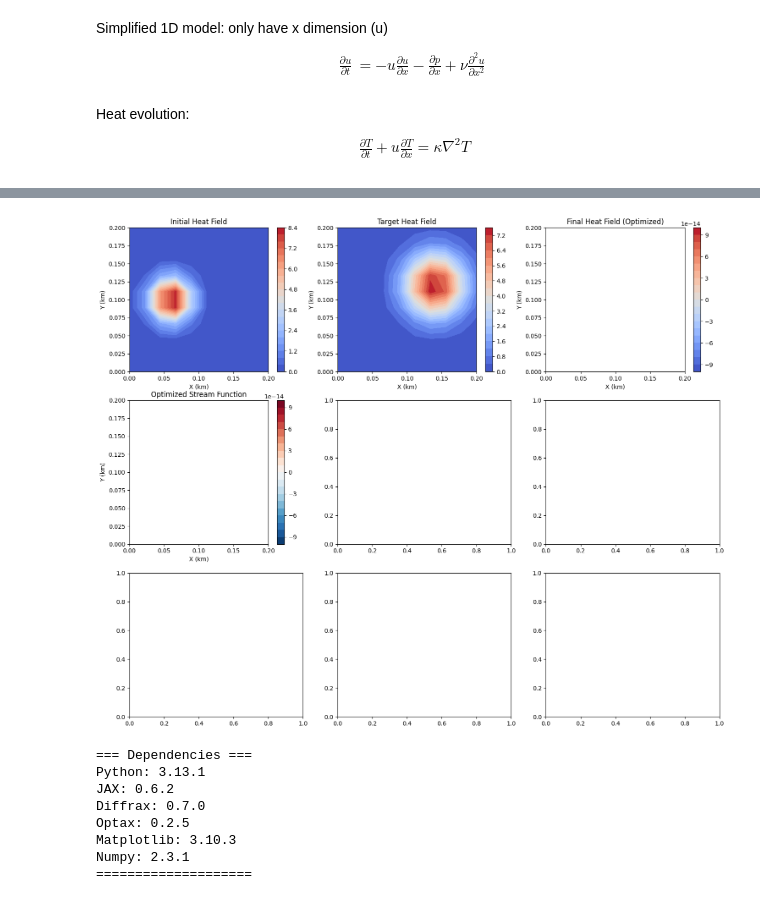
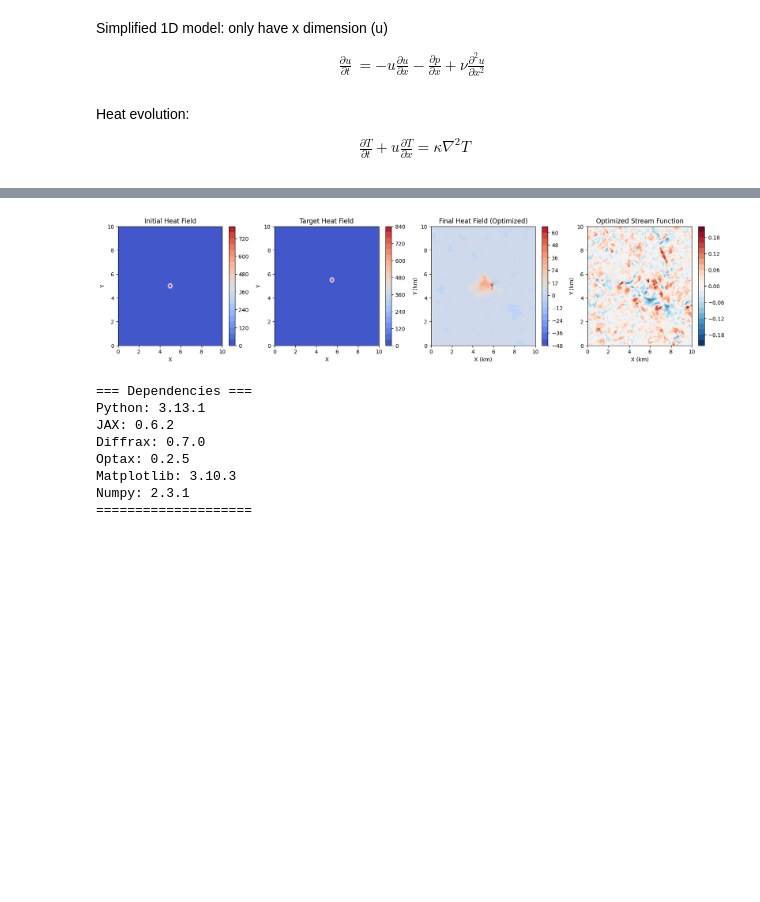
Before and after one commit to jessicakzhang/differential-envopt, a Jupyter notebook: heat_example/heat_NS_optimization.ipynb, the cells around one changed output, grey strips where cells are left out. Cells and saved outputs as stored; diff of their text form; code cells hidden in the pictures; blank space fills up the shorter version.

```diff
--- a/heat_example/heat_NS_optimization.ipynb
+++ b/heat_example/heat_NS_optimization.ipynb
@@ -208,7 +208,7 @@ def simulate(psi0, T0, t_end):
     term = diffrax.ODETerm(coupled_NS_heat)
     solver = diffrax.Tsit5()
     #saveat = diffrax.SaveAt(ts=jnp.linspace(0, t_end, 10))
-    stepsize_controller=diffrax.PIDController(rtol=1e-4, atol=1e-5)
+    #stepsize_controller=diffrax.PIDController(rtol=1e-4, atol=1e-5)
     solution = diffrax.diffeqsolve(
         term,
         solver,
@@ -292,10 +288,17 @@ T_target = create_target_heat_field()
 # %%
-
-def loss_fn(psi_params, T0, T_target):
-    psi_initial = psi_params.reshape((nx, ny))
-    psi_final, T_final = simulate(psi_initial, T0, t_end = 100)
+def loss_fn(psi0, T0, T_target):
+    psi_initial = psi0.reshape((nx, ny))
+    psi_final, T_final = simulate(psi_initial, T0, t_end=10)
 
     # MSE for heat field matchiing:
-    heat_loss = jnp.mean((T_final - T_target)**2)
+    heat_loss = jnp.abs(jnp.mean(T_final[0] - T_target))  # using absolute value for loss
+    #heat_loss = jnp.mean((T_final[0] - T_target)**2)
+
+    if T_final[0].shape != T_target.shape:
+        raise ValueError(f"Shape mismatch: T_final {T_final.shape} vs T_target {T_target.shape}")
+
+    if jnp.isnan(heat_loss):
+        print("NaN in heat loss")
+
     return heat_loss
 # %%
@@ -357,57 +371,29 @@ print(f"Final max velocity: {jnp.max(jnp.sqrt(u_final**2 + v_final**2)):.2f} m/s
 # %%
 # plotting
-fig, axes = plt.subplots(3, 3, figsize=(18, 15))
+fig, axes = plt.subplots(1, 4, figsize=(20, 4))
 
-X_km = X / 1e3
-Y_km = Y / 1e3
+im1 = axes[0].contourf(X, Y, T_initial, levels=20, cmap='coolwarm')
+axes[0].set_title('Initial Heat Field')
+axes[0].set_xlabel('X')
+axes[0].set_ylabel('Y')
+plt.colorbar(im1, ax=axes[0])
 
-# Row 1: Heat evolution
-axes[0, 0].contourf(X_km, Y_km, T_initial, levels=20, cmap='coolwarm')
-axes[0, 0].set_title('Initial Heat Field')
+im2 = axes[1].contourf(X, Y, T_target, levels=20, cmap='coolwarm')
+axes[1].set_title('Target Heat Field')
+axes[1].set_xlabel('X')
+axes[1].set_ylabel('Y')
+plt.colorbar(im2, ax=axes[1])
 
-axes[0, 1].contourf(X_km, Y_km, T_target, levels=20, cmap='coolwarm')
-axes[0, 1].set_title('Target Heat Field')
-
-#axes[0, 2].contou
-
-# Row 1: Heat fields
-im1 = axes[0, 0].contourf(X_km, Y_km, T_initial, levels=20, cmap='coolwarm')
-axes[0, 0].set_title('Initial Heat Field')
-axes[0, 0].set_xlabel('X (km)')
-axes[0, 0].set_ylabel('Y (km)')
-plt.colorbar(im1, ax=axes[0, 0])
-
-im2 = axes[0, 1].contourf(X_km, Y_km, T_target, levels=20, cmap='coolwarm')
-axes[0, 1].set_title('Target Heat Field')
-axes[0, 1].set_xlabel('X (km)')
-axes[0, 1].set_ylabel('Y (km)')
-plt.colorbar(im2, ax=axes[0, 1])
-
-im3 = axes[0, 2].contourf(X_km, Y_km, T_final_opt[0], levels=20, cmap='coolwarm')
-axes[0, 2].set_title('Final Heat Field (Optimized)')
-axes[0, 2].set_xlabel('X (km)')
-axes[0, 2].set_ylabel('Y (km)')
-plt.colorbar(im3, ax=axes[0, 2])
+im3 = axes[2].contourf(X, Y, T_final_opt[0], levels=20, cmap='coolwarm')
+axes[2].set_title('Final Heat Field (Optimized)')
+axes[2].set_xlabel('X (km)')
+axes[2].set_ylabel('Y (km)')
+plt.colorbar(im3, ax=axes[2])
 
 # Row 2: Stream function and velocity
-im4 = axes[1, 0].contourf(X_km, Y_km, psi_final_opt[0], levels=20, cmap='RdBu_r')
-axes[1, 0].set_title('Optimized Stream Function')
-axes[1, 0].set_xlabel('X (km)')
-axes[1, 0].set_ylabel('Y (km)')
-plt.colorbar(im4, ax=axes[1, 0])
-
-# Velocity field
-speed = jnp.sqrt(u_final**2 + v_final**2)
-im5 = axes[1, 1].contourf(X_km, Y_km, speed, levels=20, cmap='viridis')
-step = 2
-axes[1, 1].quiver(X_km[::step, ::step], Y_km[::step, ::step],
-                  u_final[::step, ::step], v_final[::step, ::step],
-                  color='white', alpha=0.8, scale=300)
-axes[1, 1].set_title('Velocity Field (Incompressible)')
-axes[1, 1].set_xlabel('X (km)')
-axes[1, 1].set_ylabel('Y (km)')
-plt.colorbar(im5, ax=axes[1, 1], label='Speed (m/s)')
-
-plt.tight_layout()
-plt.show()
+im4 = axes[3].contourf(X, Y, psi_final_opt[0], levels=20, cmap='RdBu_r')
+axes[3].set_title('Optimized Stream Function')
+axes[3].set_xlabel('X (km)')
+axes[3].set_ylabel('Y (km)')
+plt.colorbar(im4, ax=axes[3])
 # %% [output]
@@ -415,4 +401,4 @@ TypeError: Input z must be 2D, not 3D
-[figure, old version]
+[figure, new version]
 # %%
 import sys
 
```
Also changed, not shown: parts of 12 cells of this notebook.
